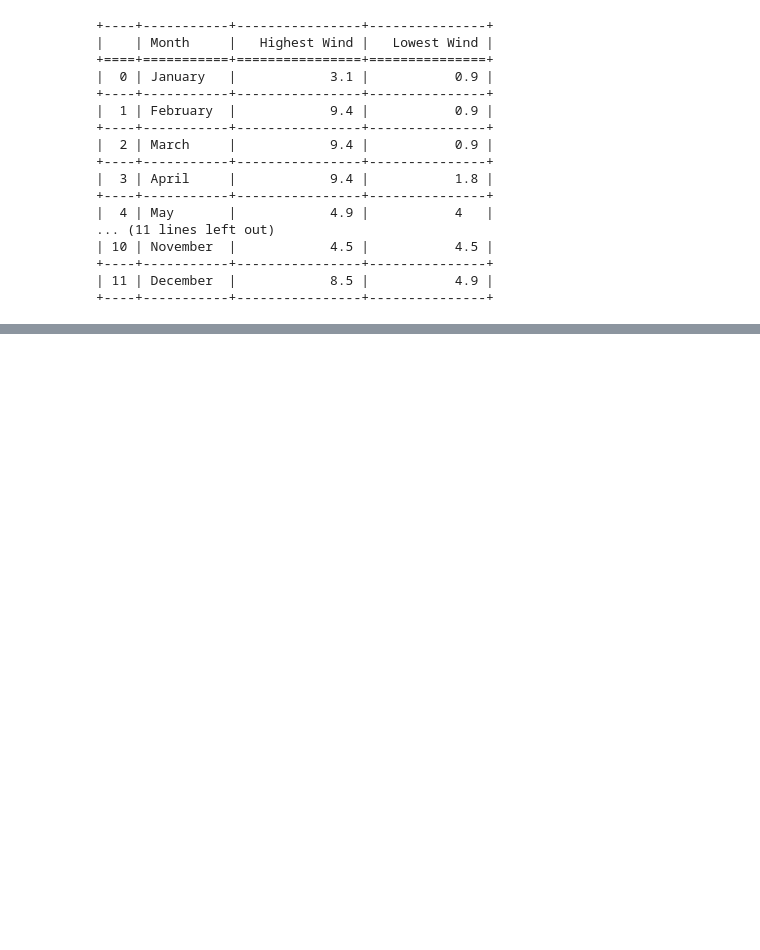
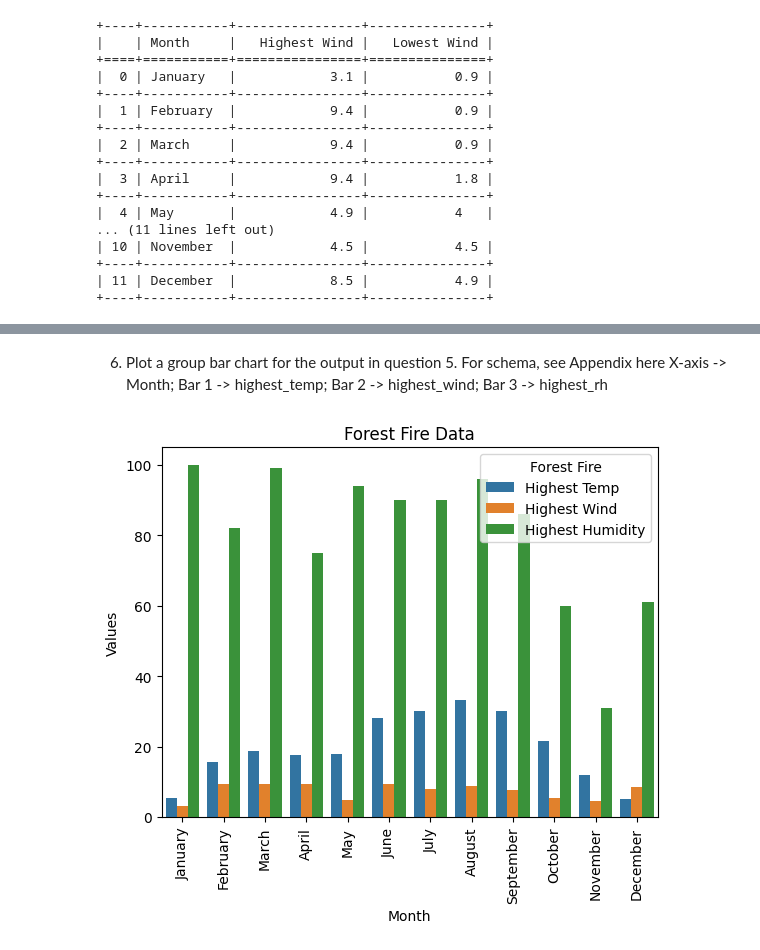
Before and after one commit to VidhyaKishor27/Pythonbasic, a Jupyter notebook: Miniproject_5_Forest_Fire.ipynb, the cells around one changed output, grey strips where cells are left out. Drawn from its saved outputs; the diff is of its cells as text; code cells hidden in the pictures; blank space fills up the shorter version.

```diff
--- a/Miniproject_5_Forest_Fire.ipynb
+++ b/Miniproject_5_Forest_Fire.ipynb
@@ -107,0 +112,5 @@ print(tabulate(wind_new,headers=['Month','Highest Wind','Lowest Wind'],tablefmt=
+# %%
+humidity=ff.groupby('month').aggregate({"RH":['max','min']}).reset_index()
+humidity.columns=['Month','Highest Humidity','Lowest Humidity']
+new_hum=Sort_Dataframeby_Month(df=humidity,monthcolumnname='Month') # sorts the dataframe in month order
+print(tabulate(new_hum,headers=['Month','Highest Humidity','Lowest Humidity'],tablefmt='grid'))
@@ -107,0 +139,6 @@ print(tabulate(wind_new,headers=['Month','Highest Wind','Lowest Wind'],tablefmt=
+# %%
+df=top_10_burntarea.merge(new,on='Month',how='inner')
+df1=df.merge(wind_new,on='Month',how='inner')
+df2=df1.merge(new_hum,on='Month',how='inner')
+df3=Sort_Dataframeby_Month(df=df2,monthcolumnname='Month')
+print(tabulate(df3,headers=['Month','Area','Highest Temp','Lowest Temp','Highest Wind','Lowest Wind','Highest Humidity','Lowest Humidity'],tablefmt='grid'))
@@ -107,0 +163,21 @@ print(tabulate(wind_new,headers=['Month','Highest Wind','Lowest Wind'],tablefmt=
+# %% [markdown]
+6. Plot a group bar chart for the output in question 5.
+For schema, see Appendix here
+X-axis -> Month;
+Bar 1 -> highest_temp;
+Bar 2 -> highest_wind;
+Bar 3 -> highest_rh
+# %%
+del df3['Area']
+del df3['Lowest Humidity']
+del df3['Lowest Temp']
+del df3['Lowest Wind']
+df_melted = df3.melt("Month",var_name="Forest Fire",value_name="Values")
+import seaborn as sns
+import matplotlib.pyplot as plt
+sns.barplot(x='Month',y='Values',hue='Forest Fire',data=df_melted)
+plt.xticks(rotation=90)
+plt.title('Forest Fire Data')
+plt.show()
+# %% [output]
+[figure, added]
```
Also changed, not shown: parts of 4 cells of this notebook.
